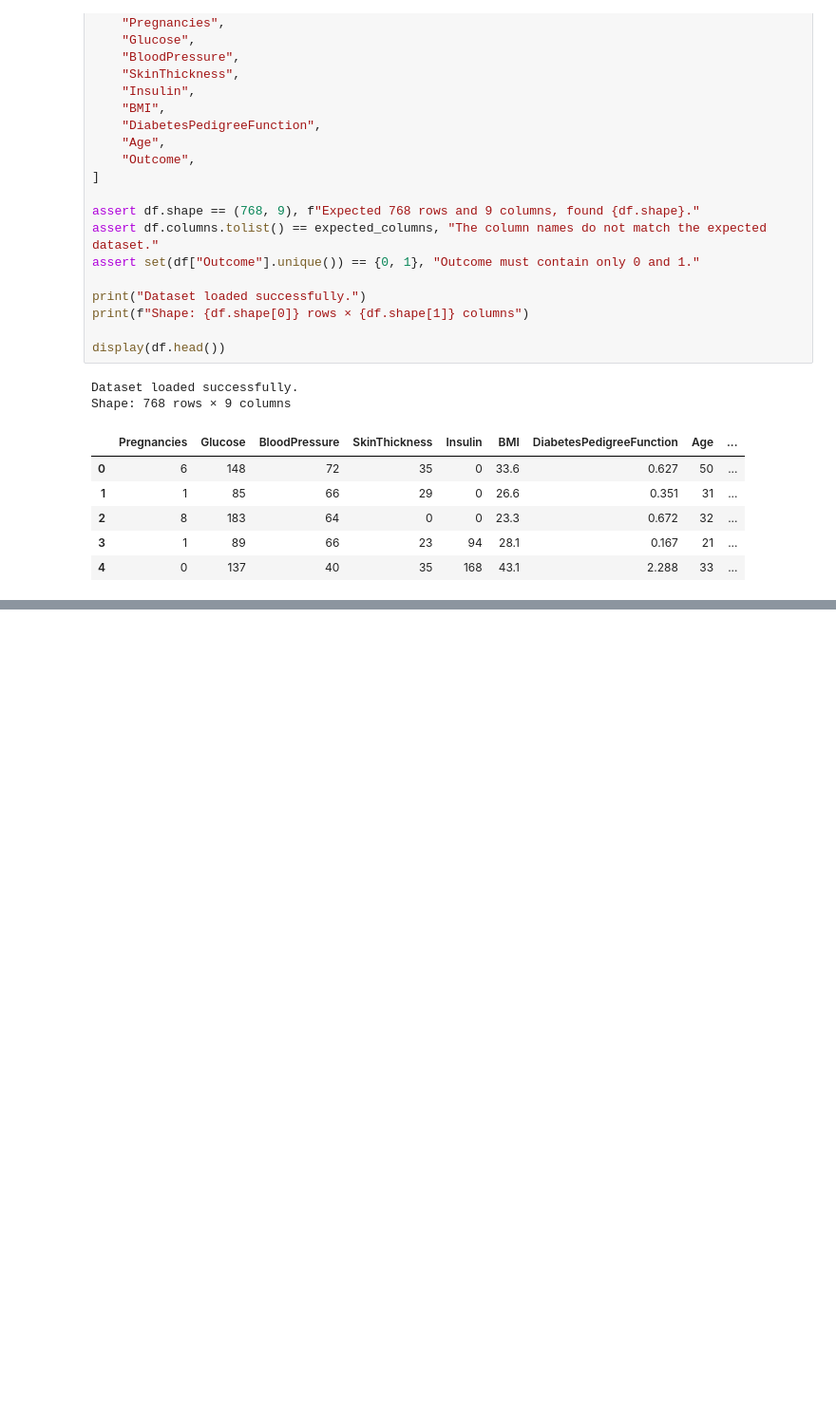
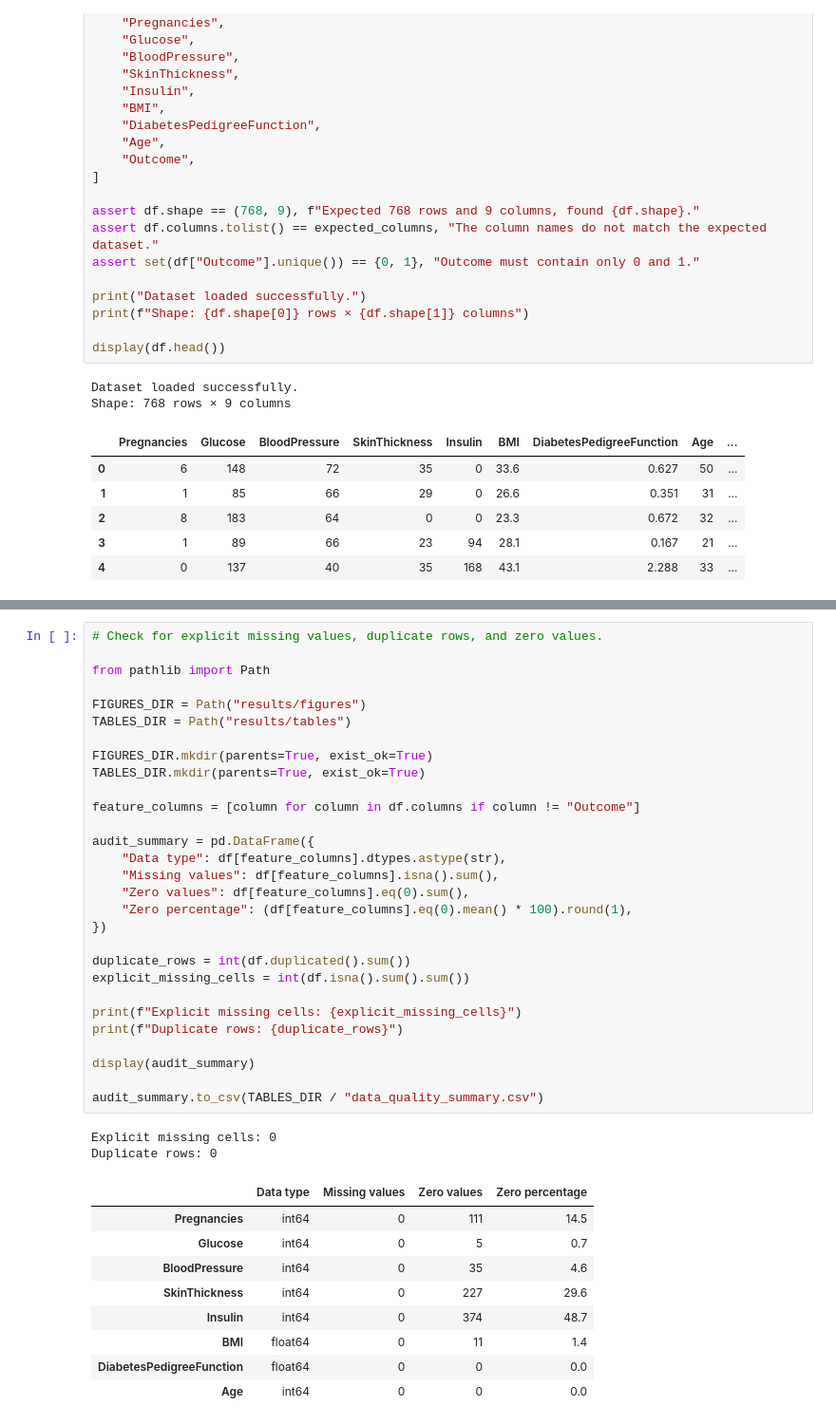
Before and after one commit to rodrigoviannasn/mat422-insulin-diabetes-project, a Jupyter notebook: notebooks/01_data_audit_eda.ipynb, the cells around one changed output, grey strips where cells are left out. Shown at 95% size. Saved outputs shown, nothing was run; the diff lists cells and outputs as text; blank space fills up the shorter version.

```diff
--- a/notebooks/01_data_audit_eda.ipynb
+++ b/notebooks/01_data_audit_eda.ipynb
@@ -61,0 +66,41 @@ Shape: 768 rows × 9 columns
+# %%
+# Check for explicit missing values, duplicate rows, and zero values.
+
+from pathlib import Path
+
+FIGURES_DIR = Path("results/figures")
+TABLES_DIR = Path("results/tables")
+
+FIGURES_DIR.mkdir(parents=True, exist_ok=True)
+TABLES_DIR.mkdir(parents=True, exist_ok=True)
+
+feature_columns = [column for column in df.columns if column != "Outcome"]
+
+audit_summary = pd.DataFrame({
+    "Data type": df[feature_columns].dtypes.astype(str),
+    "Missing values": df[feature_columns].isna().sum(),
+    "Zero values": df[feature_columns].eq(0).sum(),
+    "Zero percentage": (df[feature_columns].eq(0).mean() * 100).round(1),
+})
+
+duplicate_rows = int(df.duplicated().sum())
+explicit_missing_cells = int(df.isna().sum().sum())
+
+print(f"Explicit missing cells: {explicit_missing_cells}")
+print(f"Duplicate rows: {duplicate_rows}")
+
+display(audit_summary)
+
+audit_summary.to_csv(TABLES_DIR / "data_quality_summary.csv")
+# %% [output]
+Explicit missing cells: 0
+Duplicate rows: 0
+|  | Data type | Missing values | Zero values | Zero percentage |
+| Pregnancies | int64 | 0 | 111 | 14.5 |
+| Glucose | int64 | 0 | 5 | 0.7 |
+| BloodPressure | int64 | 0 | 35 | 4.6 |
+| SkinThickness | int64 | 0 | 227 | 29.6 |
+| Insulin | int64 | 0 | 374 | 48.7 |
+| BMI | float64 | 0 | 11 | 1.4 |
+| DiabetesPedigreeFunction | float64 | 0 | 0 | 0.0 |
+| Age | int64 | 0 | 0 | 0.0 |
```
Also changed, not shown: parts of 3 cells of this notebook.
